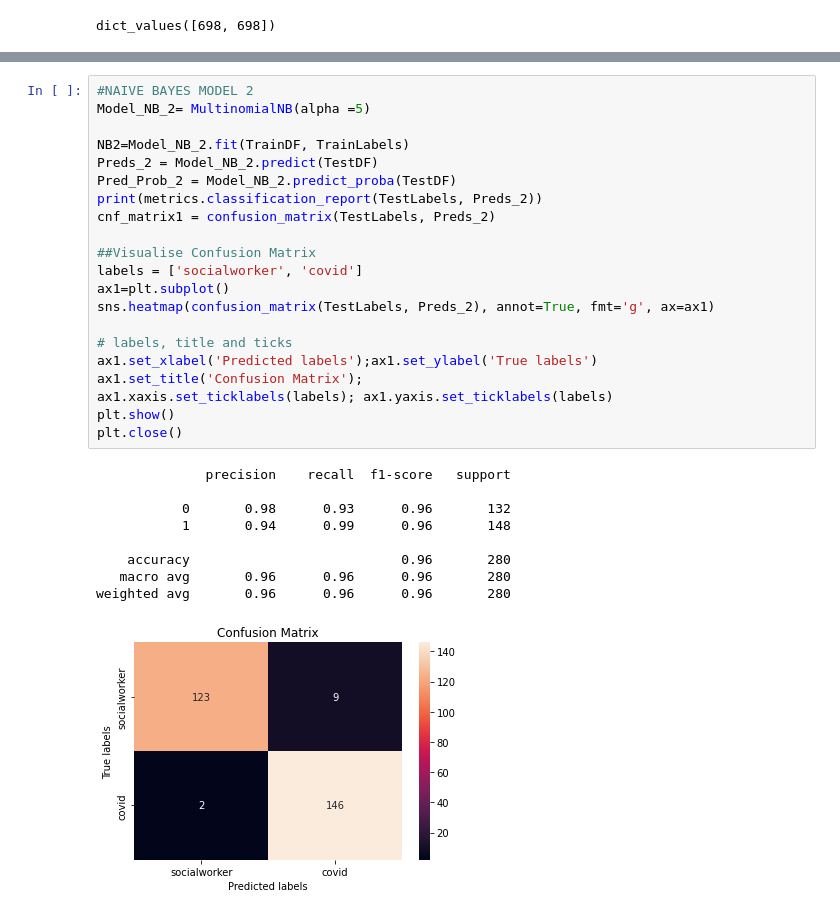
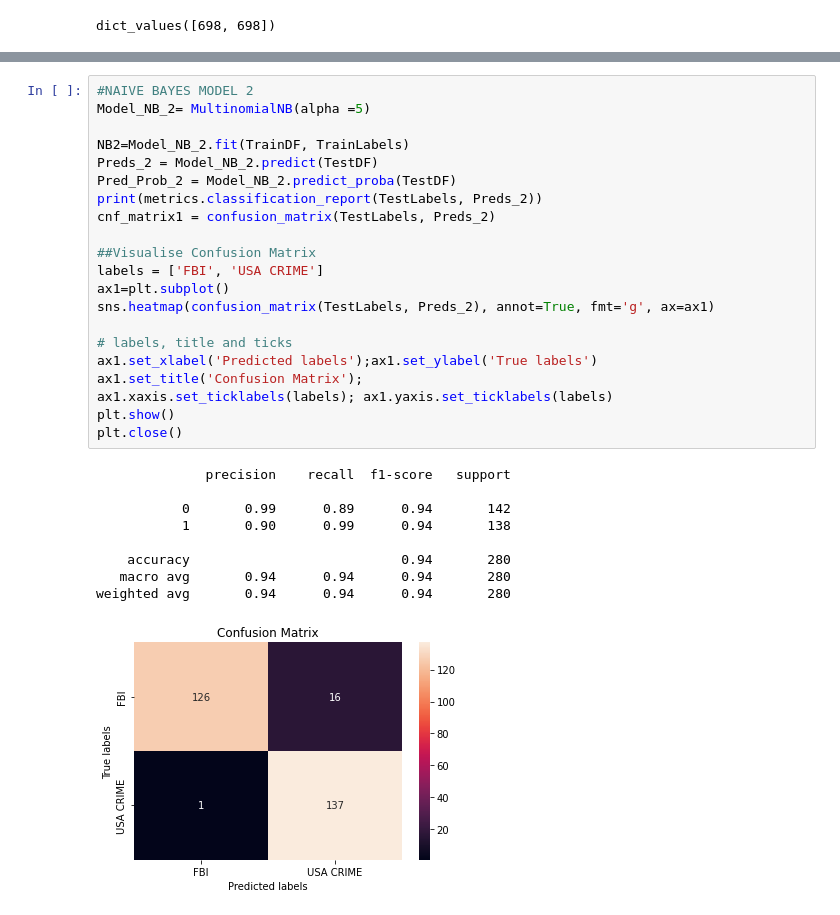
Before and after one commit to anly501/anly-501-project-chaishekar, a Jupyter notebook: 501-project-website/pages/naivebayes_twitter_data.ipynb, the cells around one changed output, grey strips where cells are left out. Cells and saved outputs as stored; diff of their text form.

```diff
--- a/501-project-website/pages/naivebayes_twitter_data.ipynb
+++ b/501-project-website/pages/naivebayes_twitter_data.ipynb
@@ -212,34 +212,34 @@ weighted avg       0.95      0.95      0.95       280
 # %%
 #NAIVE BAYES MODEL 2
 Model_NB_2= MultinomialNB(alpha =5)
 
 NB2=Model_NB_2.fit(TrainDF, TrainLabels)
 Preds_2 = Model_NB_2.predict(TestDF)
 Pred_Prob_2 = Model_NB_2.predict_proba(TestDF)
 print(metrics.classification_report(TestLabels, Preds_2))
 cnf_matrix1 = confusion_matrix(TestLabels, Preds_2)
 
 ##Visualise Confusion Matrix
-labels = ['socialworker', 'covid']
+labels = ['FBI', 'USA CRIME']
 ax1=plt.subplot()
 sns.heatmap(confusion_matrix(TestLabels, Preds_2), annot=True, fmt='g', ax=ax1)
 
 # labels, title and ticks
 ax1.set_xlabel('Predicted labels');ax1.set_ylabel('True labels')
 ax1.set_title('Confusion Matrix');
 ax1.xaxis.set_ticklabels(labels); ax1.yaxis.set_ticklabels(labels)
 plt.show()
 plt.close()
 # %% [output]
               precision    recall  f1-score   support
 
-           0       0.98      0.93      0.96       132
-           1       0.94      0.99      0.96       148
+           0       0.99      0.89      0.94       142
+           1       0.90      0.99      0.94       138
 
-    accuracy                           0.96       280
-   macro avg       0.96      0.96      0.96       280
-weighted avg       0.96      0.96      0.96       280
+    accuracy                           0.94       280
+   macro avg       0.94      0.94      0.94       280
+weighted avg       0.94      0.94      0.94       280
-[figure, old version]
+[figure, new version]
 # %%
 #NAIVE BAYES MODEL 3
 Model_NB_3= MultinomialNB(alpha =0)
```
Also changed, not shown: parts of 2 cells of this notebook, 18 other files.
